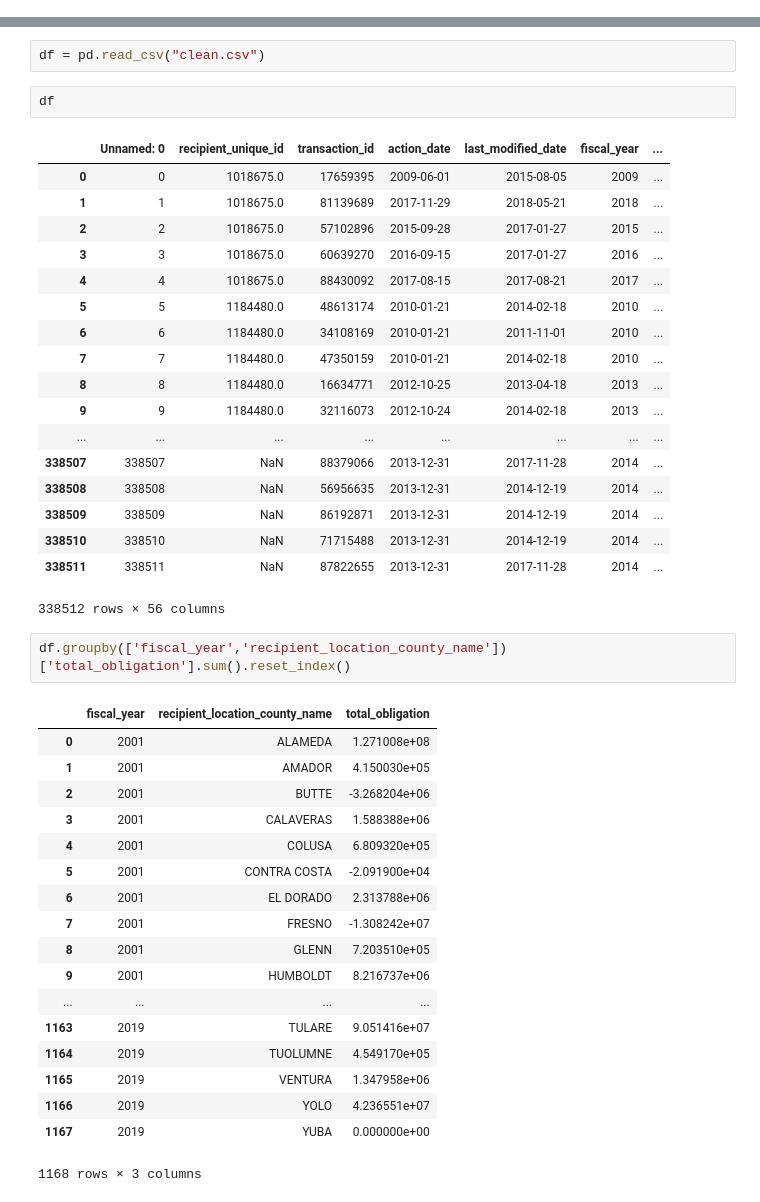
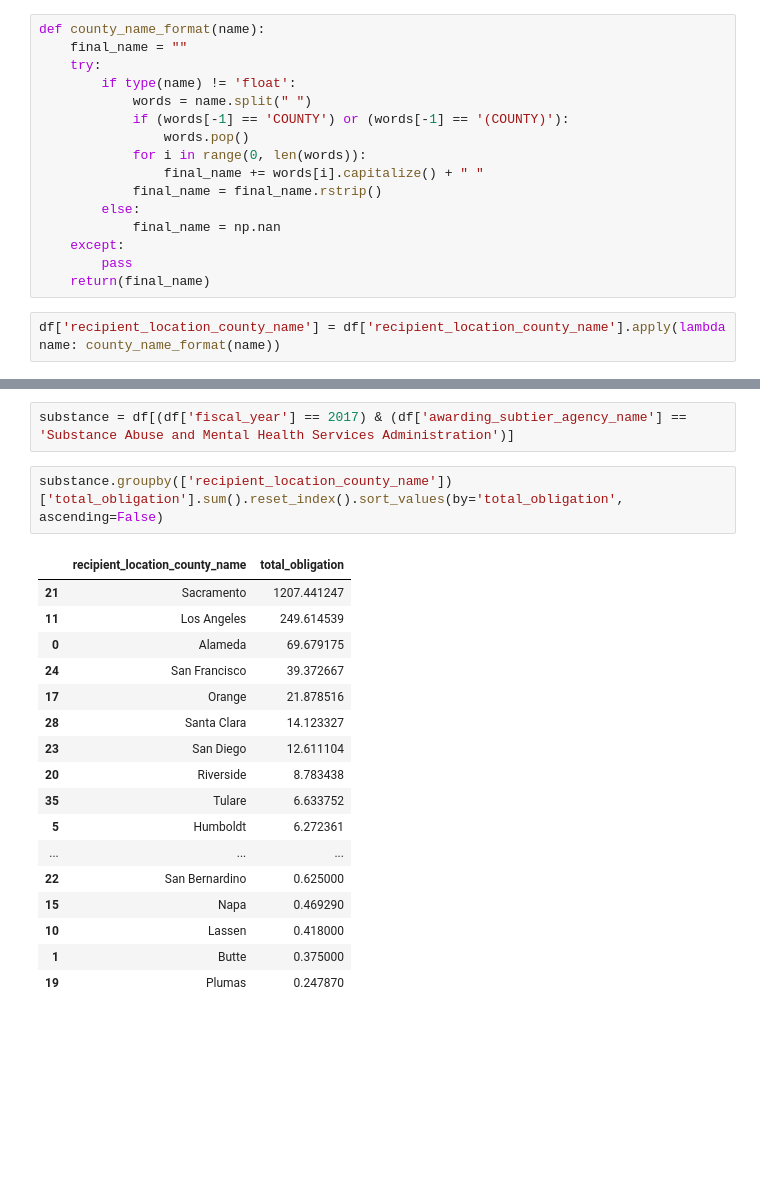
Before and after one commit to davis-io/project, a Jupyter notebook: explore .ipynb, the cells around one changed output, grey strips where cells are left out. Cells and saved outputs as stored; diff of their text form; blank space fills up the shorter version.

```diff
--- a/explore .ipynb
+++ b/explore .ipynb
@@ -11,0 +155,18 @@ df = pd.read_csv("hhs_ca.csv")
+# %%
+def county_name_format(name):
+    final_name = ""
+    try:
+        if type(name) != 'float':
+            words = name.split(" ")
+            if (words[-1] == 'COUNTY') or (words[-1] == '(COUNTY)'):
+                words.pop()
+            for i in range(0, len(words)):
+                final_name += words[i].capitalize() + " "
+            final_name = final_name.rstrip()
+        else:
+            final_name = np.nan
+    except:
+        pass
+    return(final_name)
+# %%
+df['recipient_location_county_name'] = df['recipient_location_county_name'].apply(lambda name: county_name_format(name))
@@ -103,44 +389,22 @@ os.stat_result(st_mode=33188, st_ino=1636138, st_dev=16777220, st_nlink=1, st_ui
-# %%
-df = pd.read_csv("clean.csv")
-# %%
-df
-# %% [output]
-|  | Unnamed: 0 | recipient_unique_id | transaction_id | action_date | last_modified_date | fiscal_year | ... |
-| 0 | 0 | 1018675.0 | 17659395 | 2009-06-01 | 2015-08-05 | 2009 | ... |
-| 1 | 1 | 1018675.0 | 81139689 | 2017-11-29 | 2018-05-21 | 2018 | ... |
-| 2 | 2 | 1018675.0 | 57102896 | 2015-09-28 | 2017-01-27 | 2015 | ... |
-| 3 | 3 | 1018675.0 | 60639270 | 2016-09-15 | 2017-01-27 | 2016 | ... |
-| 4 | 4 | 1018675.0 | 88430092 | 2017-08-15 | 2017-08-21 | 2017 | ... |
-| 5 | 5 | 1184480.0 | 48613174 | 2010-01-21 | 2014-02-18 | 2010 | ... |
-| 6 | 6 | 1184480.0 | 34108169 | 2010-01-21 | 2011-11-01 | 2010 | ... |
-| 7 | 7 | 1184480.0 | 47350159 | 2010-01-21 | 2014-02-18 | 2010 | ... |
-| 8 | 8 | 1184480.0 | 16634771 | 2012-10-25 | 2013-04-18 | 2013 | ... |
-| 9 | 9 | 1184480.0 | 32116073 | 2012-10-24 | 2014-02-18 | 2013 | ... |
-| ... | ... | ... | ... | ... | ... | ... | ... |
-| 338507 | 338507 | NaN | 88379066 | 2013-12-31 | 2017-11-28 | 2014 | ... |
-| 338508 | 338508 | NaN | 56956635 | 2013-12-31 | 2014-12-19 | 2014 | ... |
-| 338509 | 338509 | NaN | 86192871 | 2013-12-31 | 2014-12-19 | 2014 | ... |
-| 338510 | 338510 | NaN | 71715488 | 2013-12-31 | 2014-12-19 | 2014 | ... |
-| 338511 | 338511 | NaN | 87822655 | 2013-12-31 | 2017-11-28 | 2014 | ... |
-338512 rows × 56 columns
+# %%
+substance = df[(df['fiscal_year'] == 2017) & (df['awarding_subtier_agency_name'] == 'Substance Abuse and Mental Health Services Administration')]
 # %%
-df.groupby(['fiscal_year','recipient_location_county_name'])['total_obligation'].sum().reset_index()
+substance.groupby(['recipient_location_county_name'])['total_obligation'].sum().reset_index().sort_values(by='total_obligation', ascending=False)
 # %% [output]
-|  | fiscal_year | recipient_location_county_name | total_obligation |
-| 0 | 2001 | ALAMEDA | 1.271008e+08 |
-| 1 | 2001 | AMADOR | 4.150030e+05 |
-| 2 | 2001 | BUTTE | -3.268204e+06 |
-| 3 | 2001 | CALAVERAS | 1.588388e+06 |
-| 4 | 2001 | COLUSA | 6.809320e+05 |
-| 5 | 2001 | CONTRA COSTA | -2.091900e+04 |
-| 6 | 2001 | EL DORADO | 2.313788e+06 |
-| 7 | 2001 | FRESNO | -1.308242e+07 |
-| 8 | 2001 | GLENN | 7.203510e+05 |
-| 9 | 2001 | HUMBOLDT | 8.216737e+06 |
-| ... | ... | ... | ... |
-| 1163 | 2019 | TULARE | 9.051416e+07 |
-| 1164 | 2019 | TUOLUMNE | 4.549170e+05 |
-| 1165 | 2019 | VENTURA | 1.347958e+06 |
-| 1166 | 2019 | YOLO | 4.236551e+07 |
-| 1167 | 2019 | YUBA | 0.000000e+00 |
+|  | recipient_location_county_name | total_obligation |
+| 21 | Sacramento | 1207.441247 |
+| 11 | Los Angeles | 249.614539 |
+| 0 | Alameda | 69.679175 |
+| 24 | San Francisco | 39.372667 |
+| 17 | Orange | 21.878516 |
+| 28 | Santa Clara | 14.123327 |
+| 23 | San Diego | 12.611104 |
+| 20 | Riverside | 8.783438 |
+| 35 | Tulare | 6.633752 |
+| 5 | Humboldt | 6.272361 |
+| ... | ... | ... |
+| 22 | San Bernardino | 0.625000 |
+| 15 | Napa | 0.469290 |
+| 10 | Lassen | 0.418000 |
+| 1 | Butte | 0.375000 |
+| 19 | Plumas | 0.247870 |
-1168 rows × 3 columns
```
Also changed, not shown: parts of 52 cells of this notebook, 30 other files.
